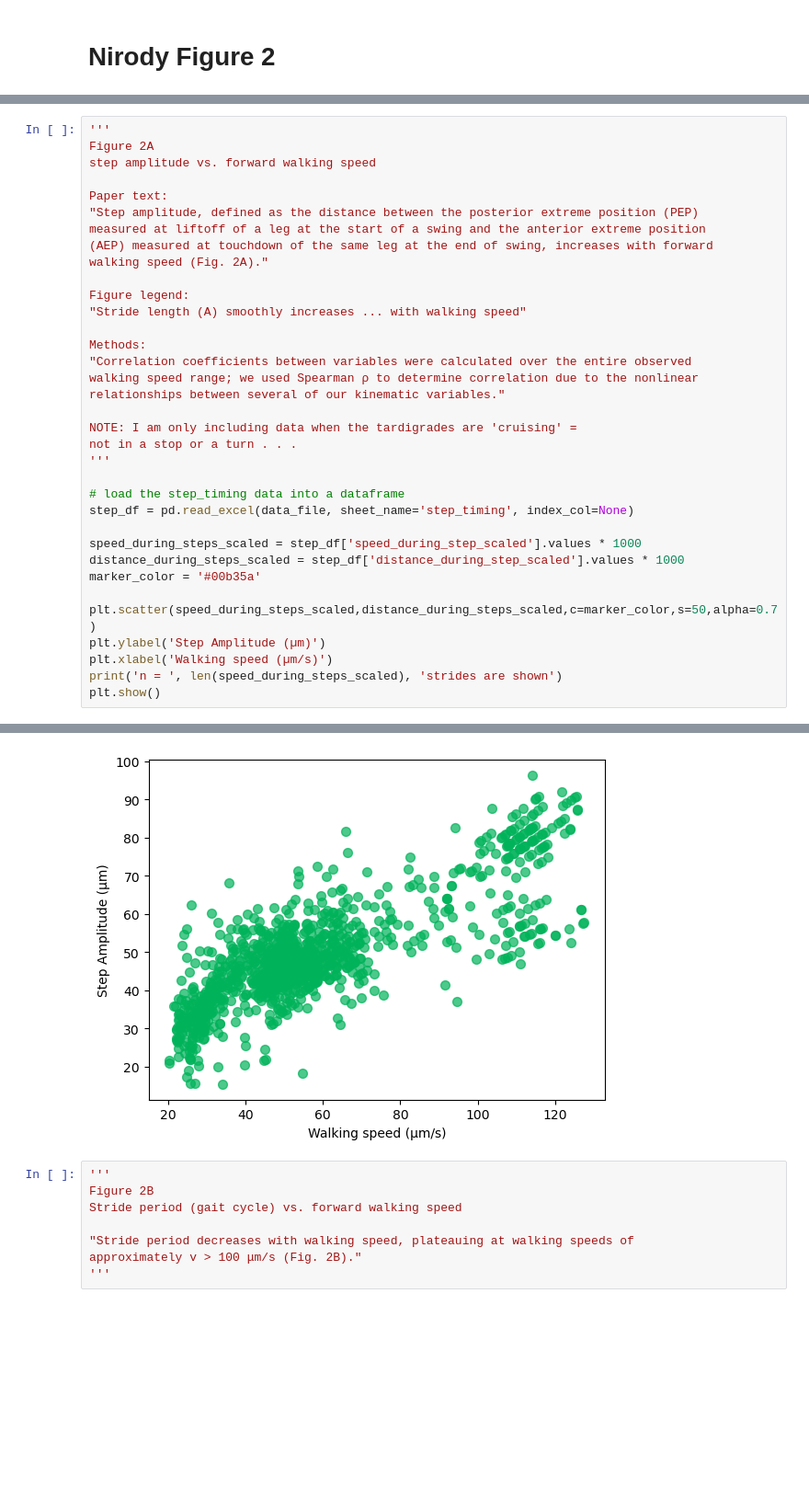
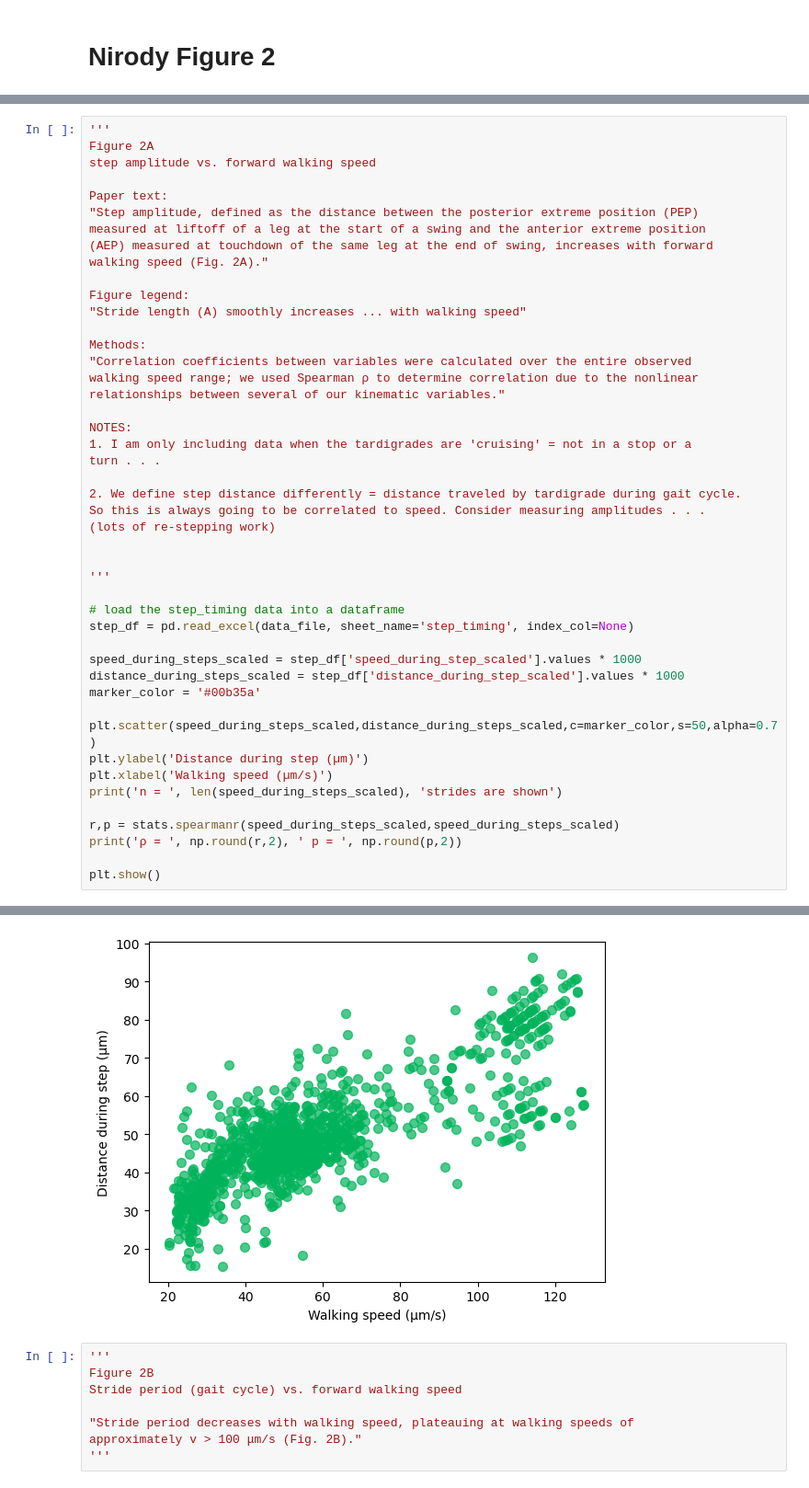
Before and after one commit to enwudz/gait, a Jupyter notebook: Speed and Step Kinematics.ipynb, the cells around one changed output, grey strips where cells are left out. Shown at 92% size. Drawn from its saved outputs; the diff is of its cells as text; blank space fills up the shorter version.

```diff
--- a/Speed and Step Kinematics.ipynb
+++ b/Speed and Step Kinematics.ipynb
@@ -54,8 +55,15 @@ Methods:
 walking speed range; we used Spearman ρ to determine correlation due to the nonlinear
 relationships between several of our kinematic variables."
 
-NOTE: I am only including data when the tardigrades are 'cruising' =
-not in a stop or a turn . . .
+NOTES:
+1. I am only including data when the tardigrades are 'cruising' = not in a stop or a
+turn . . .
+
+2. We define step distance differently = distance traveled by tardigrade during gait cycle.
+So this is always going to be correlated to speed. Consider measuring amplitudes . . .
+(lots of re-stepping work)
+
+
 '''
 
 # load the step_timing data into a dataframe
@@ -66,9 +74,13 @@ distance_during_steps_scaled = step_df['distance_during_step_scaled'].values * 1
 marker_color = '#00b35a'
 
 plt.scatter(speed_during_steps_scaled,distance_during_steps_scaled,c=marker_color,s=50,alpha=0.7)
-plt.ylabel('Step Amplitude (µm)')
+plt.ylabel('Distance during step (µm)')
 plt.xlabel('Walking speed (µm/s)')
 print('n = ', len(speed_during_steps_scaled), 'strides are shown')
+
+r,p = stats.spearmanr(speed_during_steps_scaled,speed_during_steps_scaled)
+print('ρ = ', np.round(r,2), ' p = ', np.round(p,2))
+
 plt.show()
 # %% [output]
 n =  1149 strides are shown
@@ -75,4 +88,4 @@ n =  1149 strides are shown
-[figure, old version]
+[figure, new version]
 # %%
 '''
 Figure 2B
```
Also changed, not shown: parts of 3 cells of this notebook, 1 other file.
